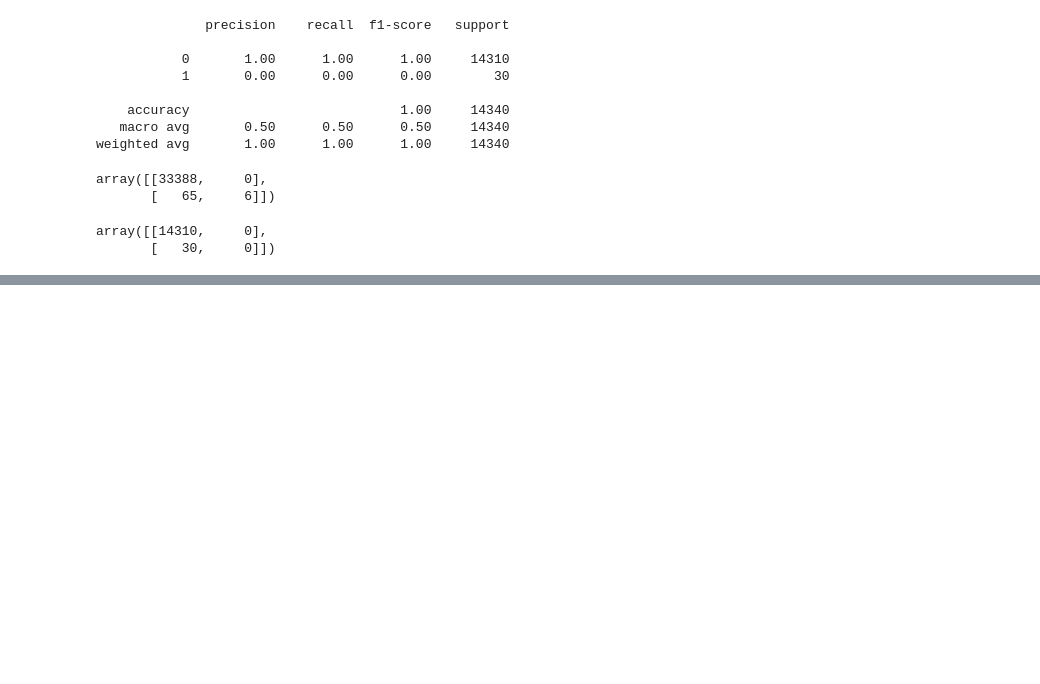
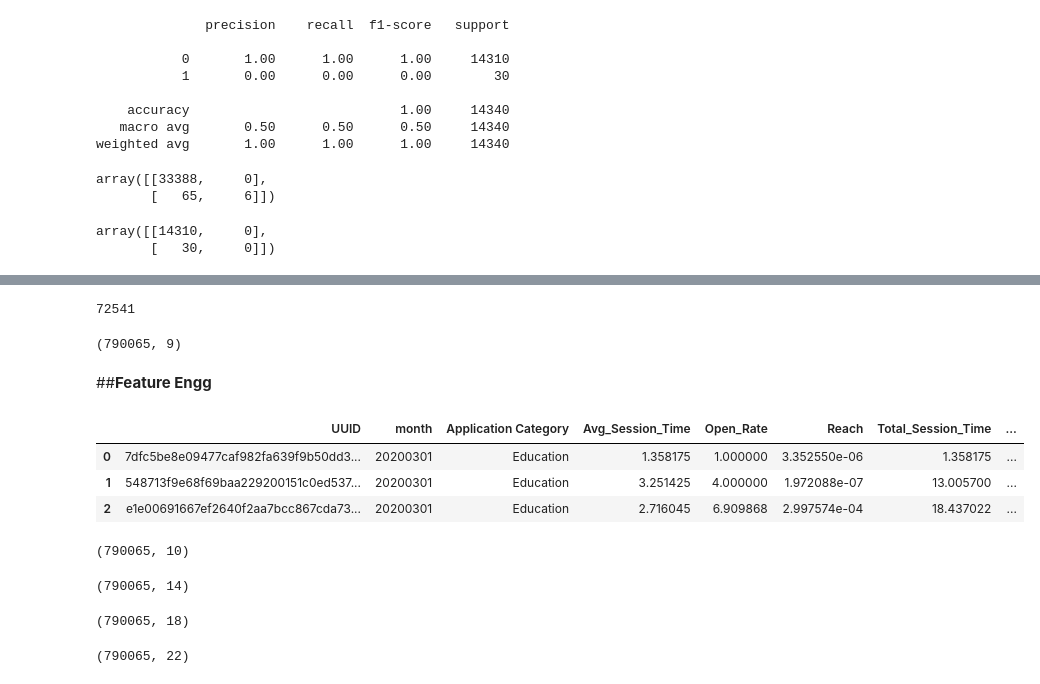
Before and after one commit to yagnik99/Funds-Prediction-for-a-Startup, a Jupyter notebook: Yagnik_Pandya_Capstone_Project_4_Startup_Funding_Prediction.ipynb, the cells around one changed output, grey strips where cells are left out. Cells and saved outputs as stored; diff of their text form; code cells hidden in the pictures; blank space fills up the shorter version.

Commit message:
Final Data Set

```diff
--- a/Yagnik_Pandya_Capstone_Project_4_Startup_Funding_Prediction.ipynb
+++ b/Yagnik_Pandya_Capstone_Project_4_Startup_Funding_Prediction.ipynb
@@ -935,0 +1000,27 @@ array([[14310,     0],
+# %%
+# Startups within last 3 months
+a = pd.DataFrame(Final_df['UUID'].value_counts())
+recent_startups = a[a['UUID']<4].index.to_list()
+len(recent_startups)
+# %% [output]
+72541
+# %%
+Final_df.set_index('UUID', inplace=True)
+# %%
+# Dropping recent startups
+Final_df.drop(recent_startups, inplace=True)
+# %%
+Final_df.shape
+# %% [output]
+(790065, 9)
+# %% [markdown]
+##**Feature Engg**
+# %%
+Final_df.reset_index(inplace = True)
+# %%
+Final_df.head(3)
+# %% [output]
+|  | UUID | month | Application Category | Avg_Session_Time | Open_Rate | Reach | Total_Session_Time | ... |
+| 0 | 7dfc5be8e09477caf982fa639f9b50dd3... | 20200301 | Education | 1.358175 | 1.000000 | 3.352550e-06 | 1.358175 | ... |
+| 1 | 548713f9e68f69baa229200151c0ed537... | 20200301 | Education | 3.251425 | 4.000000 | 1.972088e-07 | 13.005700 | ... |
+| 2 | e1e00691667ef2640f2aa7bcc867cda73... | 20200301 | Education | 2.716045 | 6.909868 | 2.997574e-04 | 18.437022 | ... |
@@ -935,0 +1029,4 @@ array([[14310,     0],
+# %%
+Final_df.shape
+# %% [output]
+(790065, 10)
@@ -935,0 +1036,4 @@ array([[14310,     0],
+# %%
+Final_df.shape
+# %% [output]
+(790065, 14)
@@ -935,0 +1045,4 @@ array([[14310,     0],
+# %%
+Final_df.shape
+# %% [output]
+(790065, 18)
@@ -935,0 +1054,4 @@ array([[14310,     0],
+# %%
+Final_df.shape
+# %% [output]
+(790065, 22)
```
Also changed, not shown: parts of 83 cells of this notebook.
